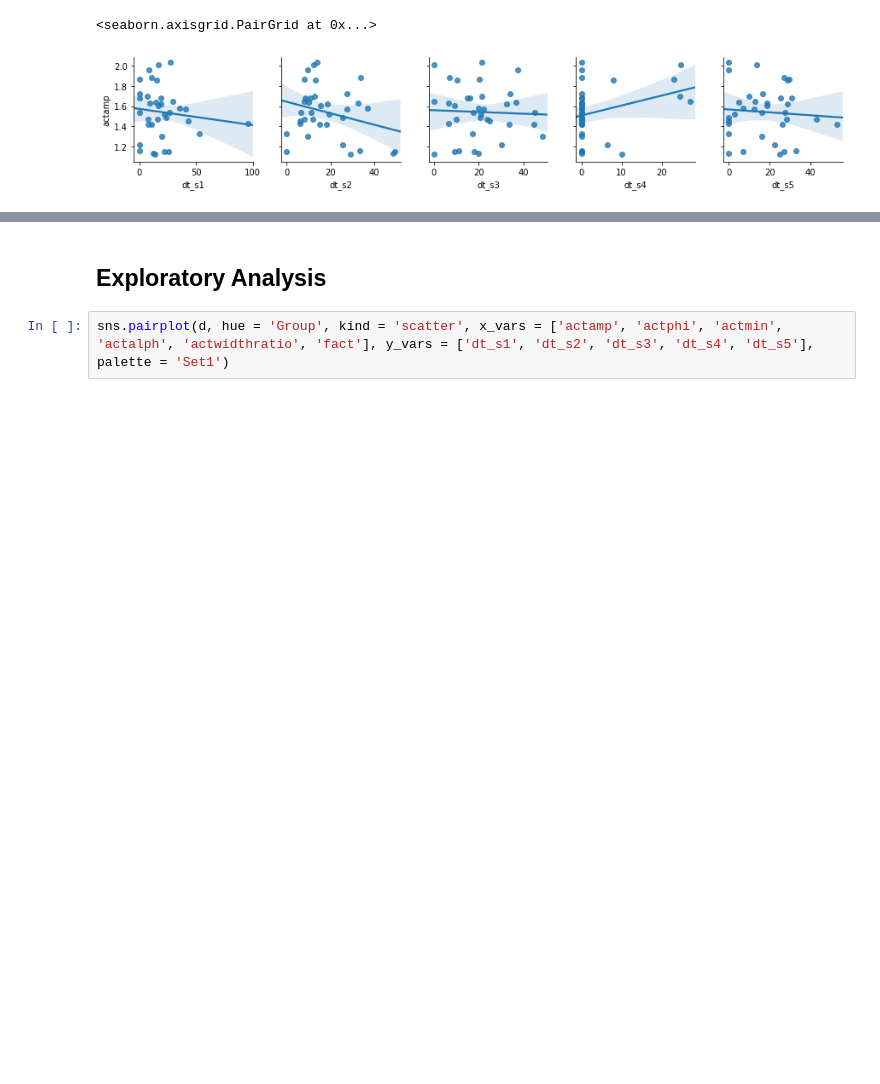
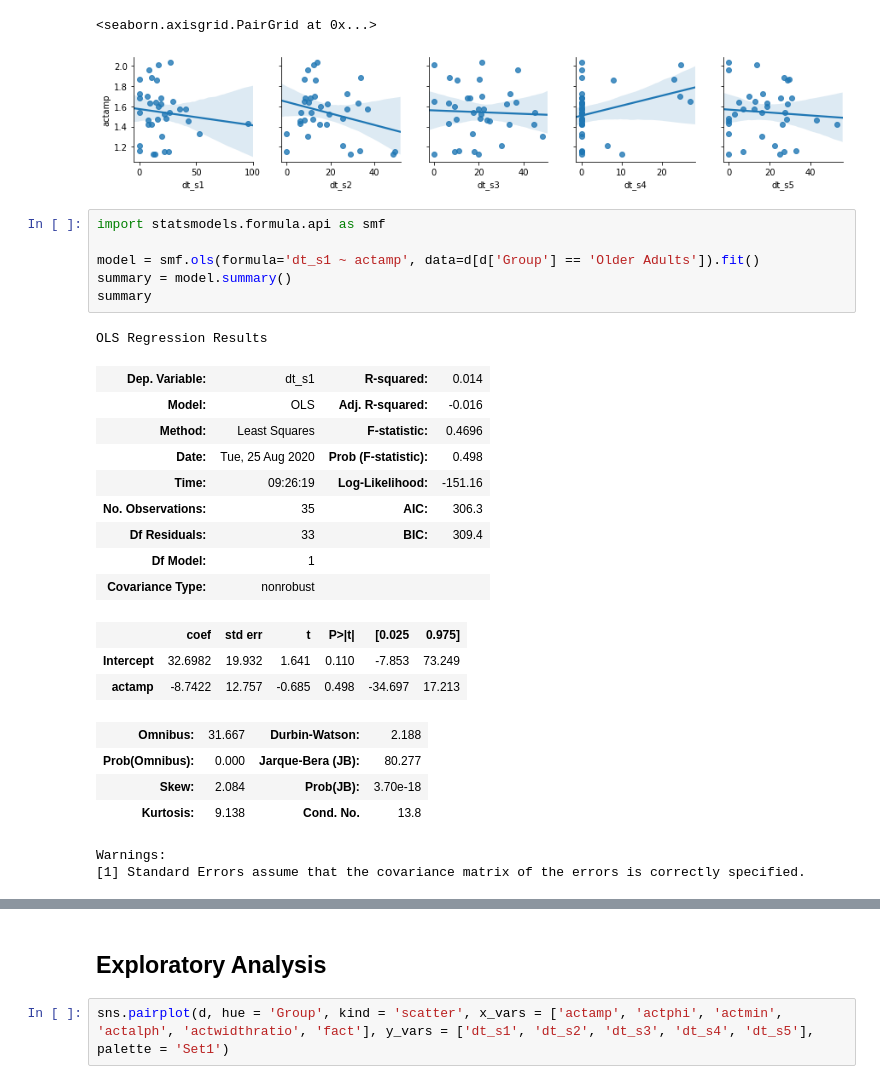
Before and after one commit to UTCogNeuroLab/adm_mri, a Jupyter notebook: analysis/resting_state/dFC.ipynb, the cells around one changed output, grey strips where cells are left out. Cells and saved outputs as stored; diff of their text form; blank space fills up the shorter version.

```diff
--- a/analysis/resting_state/dFC.ipynb
+++ b/analysis/resting_state/dFC.ipynb
@@ -111,6 +111,32 @@ sns.pairplot(d[d['Group'] == 'Older Adults'], kind = 'reg', x_vars = ['dt_s1', '
 # %% [output]
 <seaborn.axisgrid.PairGrid at 0x...>
 [figure]
+# %%
+import statsmodels.formula.api as smf
+
+model = smf.ols(formula='dt_s1 ~ actamp', data=d[d['Group'] == 'Older Adults']).fit()
+summary = model.summary()
+summary
+# %% [output]
+OLS Regression Results
+| Dep. Variable: | dt_s1 | R-squared: | 0.014 |
+| Model: | OLS | Adj. R-squared: | -0.016 |
+| Method: | Least Squares | F-statistic: | 0.4696 |
+| Date: | Tue, 25 Aug 2020 | Prob (F-statistic): | 0.498 |
+| Time: | 09:26:19 | Log-Likelihood: | -151.16 |
+| No. Observations: | 35 | AIC: | 306.3 |
+| Df Residuals: | 33 | BIC: | 309.4 |
+| Df Model: | 1 |  |  |
+| Covariance Type: | nonrobust |  |  |
+|  | coef | std err | t | P>|t| | [0.025 | 0.975] |
+| Intercept | 32.6982 | 19.932 | 1.641 | 0.110 | -7.853 | 73.249 |
+| actamp | -8.7422 | 12.757 | -0.685 | 0.498 | -34.697 | 17.213 |
+| Omnibus: | 31.667 | Durbin-Watson: | 2.188 |
+| Prob(Omnibus): | 0.000 | Jarque-Bera (JB): | 80.277 |
+| Skew: | 2.084 | Prob(JB): | 3.70e-18 |
+| Kurtosis: | 9.138 | Cond. No. | 13.8 |
+Warnings:
+[1] Standard Errors assume that the covariance matrix of the errors is correctly specified.
 # %%
 import statsmodels.formula.api as smf
 
```
Also changed, not shown: parts of 1 cell of this notebook.
